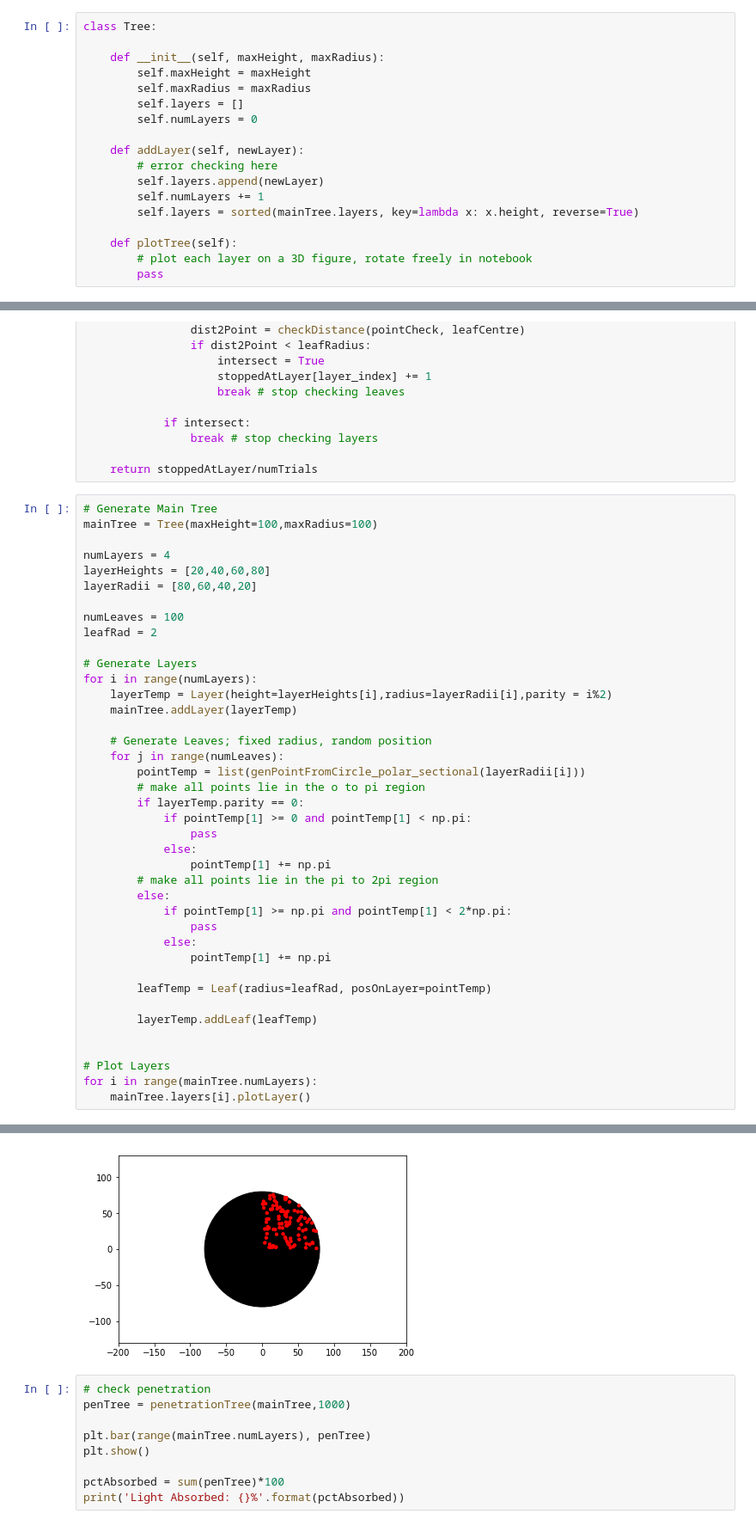
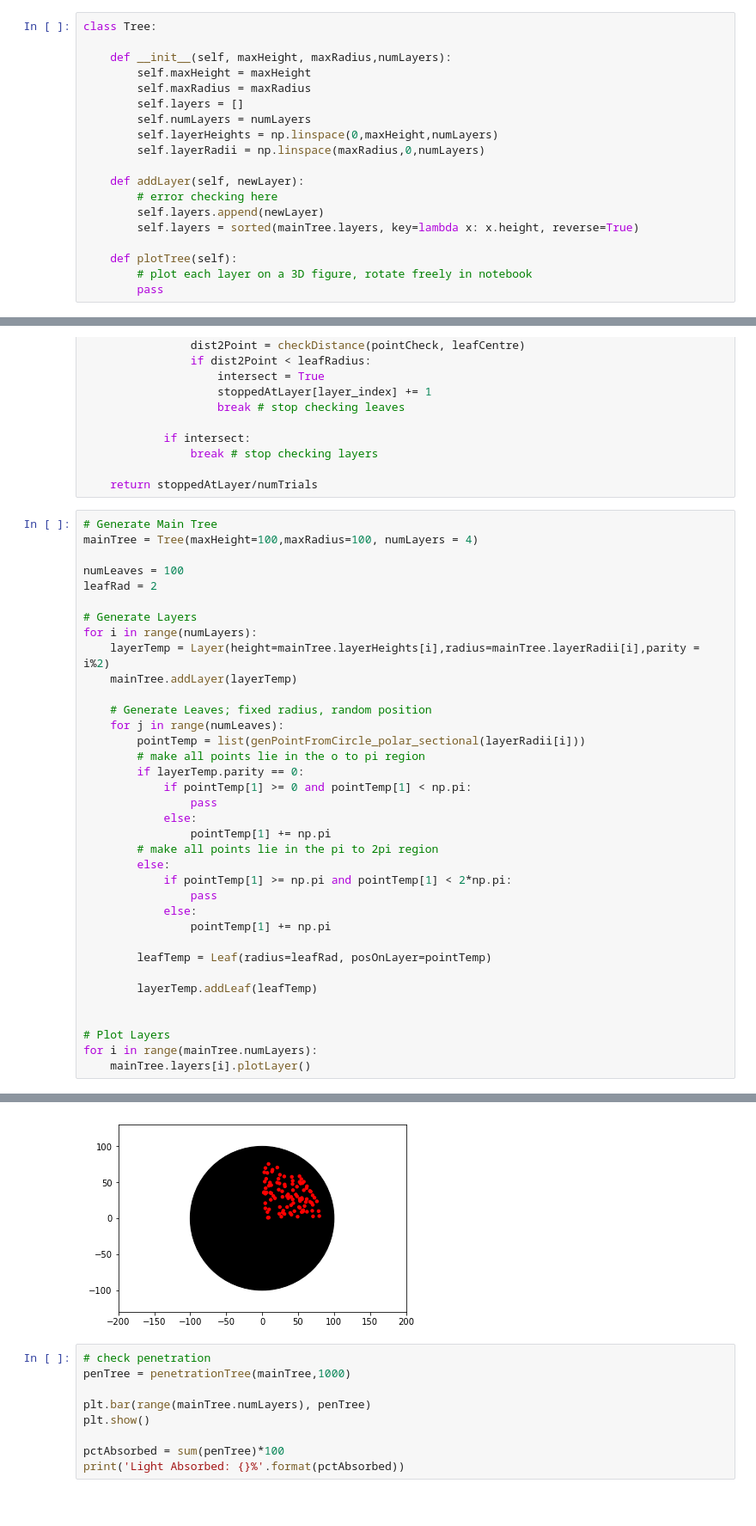
Before and after one commit to gadsby/Light-Absorbtion-Simulation, a Jupyter notebook: sandbox.ipynb, the cells around one changed output, grey strips where cells are left out. Shown: that part at 86% size. Cells and saved outputs as stored; diff of their text form.

Commit message:
made tree self layer populating-a

```diff
--- a/sandbox.ipynb
+++ b/sandbox.ipynb
@@ -5,16 +5,17 @@ import numpy as np
 # %%
 class Tree:
 
-    def __init__(self, maxHeight, maxRadius):
+    def __init__(self, maxHeight, maxRadius,numLayers):
         self.maxHeight = maxHeight
         self.maxRadius = maxRadius
         self.layers = []
-        self.numLayers = 0
+        self.numLayers = numLayers
+        self.layerHeights = np.linspace(0,maxHeight,numLayers)
+        self.layerRadii = np.linspace(maxRadius,0,numLayers)
 
     def addLayer(self, newLayer):
         # error checking here
         self.layers.append(newLayer)
-        self.numLayers += 1
         self.layers = sorted(mainTree.layers, key=lambda x: x.height, reverse=True)
 
     def plotTree(self):
@@ -144,18 +145,14 @@ def penetrationTree(tree, numTrials=10000):
     return stoppedAtLayer/numTrials
 # %%
 # Generate Main Tree
-mainTree = Tree(maxHeight=100,maxRadius=100)
-
-numLayers = 4
-layerHeights = [20,40,60,80]
-layerRadii = [80,60,40,20]
+mainTree = Tree(maxHeight=100,maxRadius=100, numLayers = 4)
 
 numLeaves = 100
 leafRad = 2
 
 # Generate Layers
 for i in range(numLayers):
-    layerTemp = Layer(height=layerHeights[i],radius=layerRadii[i],parity = i%2)
+    layerTemp = Layer(height=mainTree.layerHeights[i],radius=mainTree.layerRadii[i],parity = i%2)
     mainTree.addLayer(layerTemp)
 
     # Generate Leaves; fixed radius, random position
@@ -189,4 +186,4 @@ for i in range(mainTree.numLayers):
-[figure, old version]
+[figure, new version]
 # %%
 # check penetration
 penTree = penetrationTree(mainTree,1000)
```
Also changed, not shown: parts of 2 cells of this notebook.
